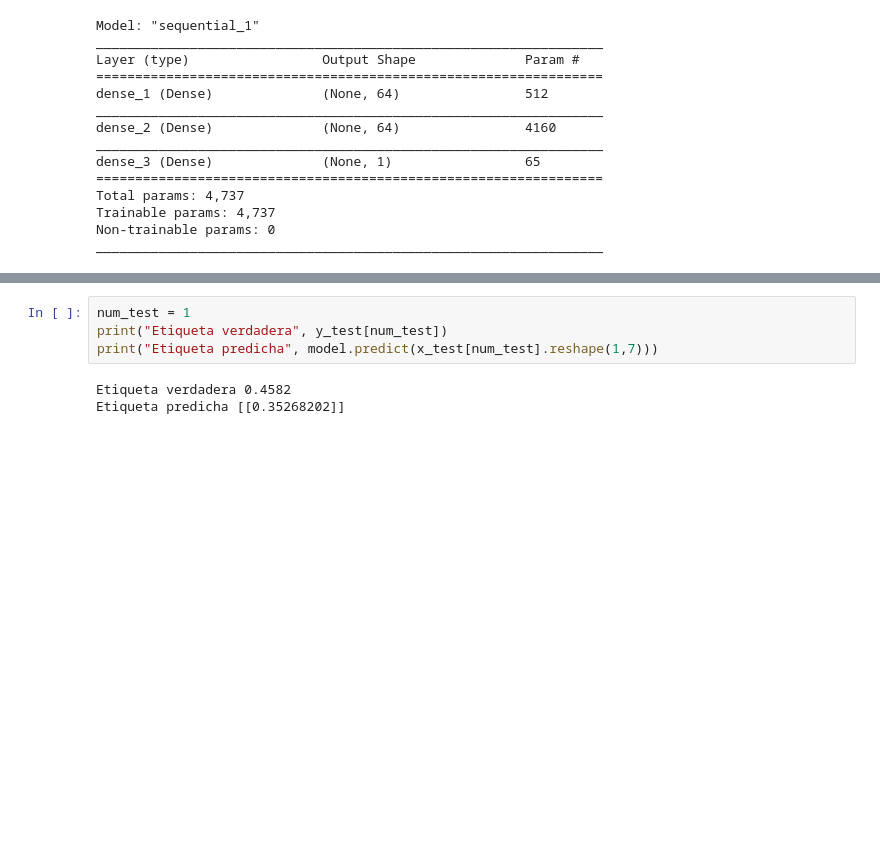
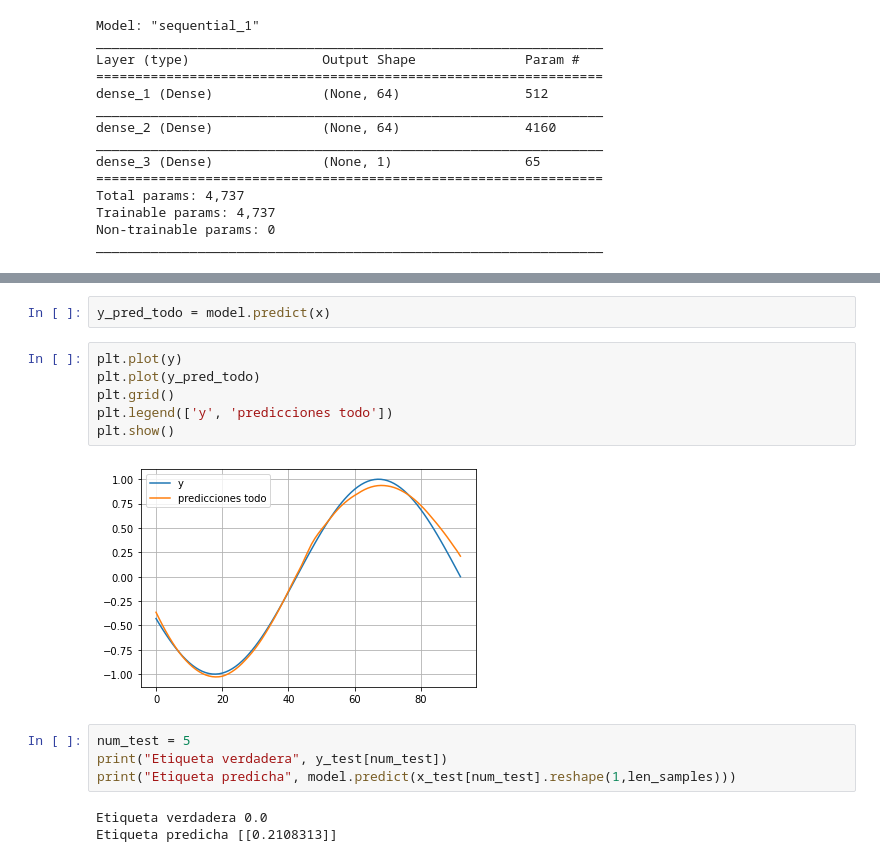
Before and after one commit to EdgarMoyete/Regresion, a Jupyter notebook: SenoMLP_Escalar_Division.ipynb, the cells around one changed output, grey strips where cells are left out. Cells and saved outputs as stored; diff of their text form; blank space fills up the shorter version.

```diff
--- a/SenoMLP_Escalar_Division.ipynb
+++ b/SenoMLP_Escalar_Division.ipynb
@@ -163,7 +165,17 @@ plt.show()
+# %%
+y_pred_todo = model.predict(x)
+# %%
+plt.plot(y)
+plt.plot(y_pred_todo)
+plt.grid()
+plt.legend(['y', 'predicciones todo'])
+plt.show()
+# %% [output]
+[figure, added]
 # %%
-num_test = 1
+num_test = 5
 print("Etiqueta verdadera", y_test[num_test])
-print("Etiqueta predicha", model.predict(x_test[num_test].reshape(1,7)))
+print("Etiqueta predicha", model.predict(x_test[num_test].reshape(1,len_samples)))
 # %% [output]
-Etiqueta verdadera 0.4582
-Etiqueta predicha [[0.35268202]]
+Etiqueta verdadera 0.0
+Etiqueta predicha [[0.2108313]]
```
Also changed, not shown: parts of 7 cells of this notebook, 6 other files.
